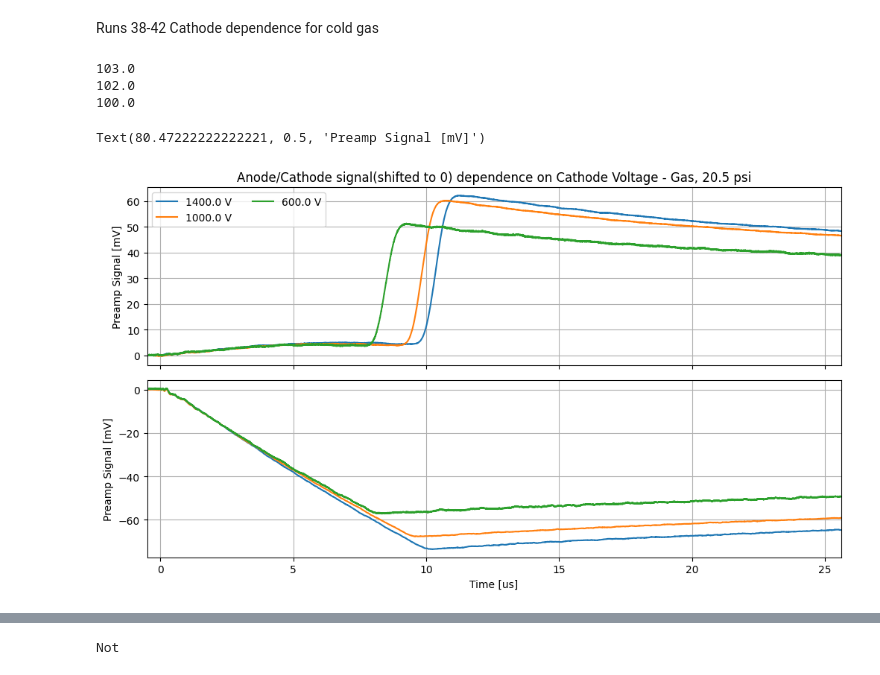
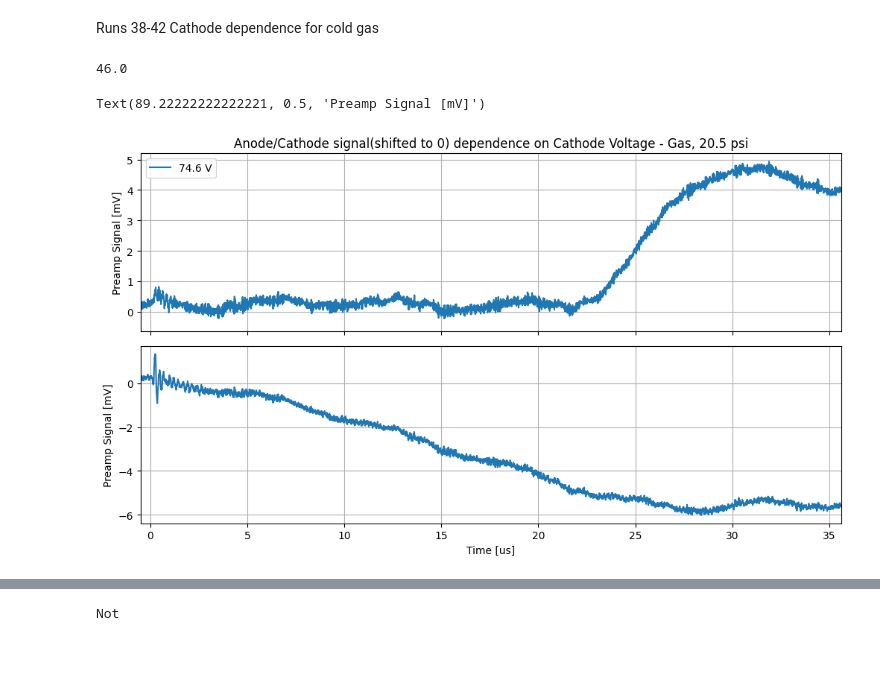
Before and after one commit to jbane11/nexo, a Jupyter notebook: Lab028/osci/osci_analysis.v3.ipynb, the cells around one changed output, grey strips where cells are left out. Drawn from its saved outputs; the diff is of its cells as text; code cells hidden in the pictures.

```diff
--- a/Lab028/osci/osci_analysis.v3.ipynb
+++ b/Lab028/osci/osci_analysis.v3.ipynb
@@ -15,9 +15,9 @@ Runlist= pd.read_table("Runlist.tsv")
 Runlist["RN"]=pd.to_numeric(Runlist["RN"])
 
 #varible for location of data, relative to this directory.
-#env_var_wavefromloc ="data/waveforms/"
+env_var_wavefromloc ="data/waveforms/"
 #pc 2
-env_var_wavefromloc ="A:/DATA/waveforms/"
+#env_var_wavefromloc ="A:/DATA/waveforms/"
 # %% [markdown]
 Defining a class for runs.  RUN(runnumber, confignumber)
 # %%
@@ -56,7 +57,7 @@ def GetWaveform(RL_entry,wavenumber=11):
     Lineone=""
 
     waveform_loc=env_var_wavefromloc
-    wavefrom_subloc=""#"%s/"%(int(RL_entry["Date"]))
+    wavefrom_subloc="%s/"%(int(RL_entry["Date"]))
 
     dirpath = waveform_loc+wavefrom_subloc+"%s-%s%05d"%(int(RL_entry["Date"]),int(RL_entry["Config Number"]),int(RL_entry["Run Number"]))
     #print(dirpath)
@@ -227,7 +228,9 @@ Text(92.09722222222221, 0.5, 'Preamp Signal [mV]')
 # %% [markdown]
 Runs 38-42 Cathode dependence for cold gas
 # %%
-Runlist_q = Runlist.query("RN >= 100 & RN <= 103 & RN != 101")
+Runlist_q = Runlist.query("RN in [46,62,63]")
+
+#35,36,37,,100,102,103
 Runlist_q
 fig, plots = plt.subplots(2, 1, figsize=(10,5.5),sharex=True)
 
@@ -239,7 +242,7 @@ unit ="V"
 norm_amp_anode=0
 norm_amp_cathode=0
 
-for i, entry in enumerate(Runlist_q[::-1].iloc()):
+for i, entry in enumerate(Runlist_q[:1:].iloc()):
     print(entry["RN"])
     WF=GetWaveform(entry)
 
@@ -247,41 +250,39 @@ for i, entry in enumerate(Runlist_q[::-1].iloc()):
 
     Run={}
     Run["info"]=entry
-    Run["wavefrom"]=WF
+    Run["waveform"]=WF
     Runs.append(Run)
     #print(WF[0:20:1]["Average Anode"])
     #print(np.average(WF[0:20:1]["Average Anode"]))
-    norm_amp_anode=np.average(WF[0:20:1]["Average Anode"])
+    norm_amp_anode=np.average(WF[0:1:1]["Average Anode"])
     plots[0].errorbar(x=WF[::1]["Time"], y= WF[::1]["Average Anode"]-norm_amp_anode, fmt ="", label="%s %s"%(entry[Label], unit) )
 
 
-    norm_amp_cathode=np.average(WF[0:20:1]["Average Cathode"])
+    norm_amp_cathode=np.average(WF[0:1:1]["Average Cathode"])
     plots[1].errorbar(x=WF[::1]["Time"], y= WF[::1]["Average Cathode"]-norm_amp_cathode, fmt ="", label="%s %s"%(entry[Label], unit) )
 
 
     #plots.errorbar(x=WF["Time"], y=WF["Average Cathode"])
 #plt.subplots_adjust(hspace=None)
 plt.tight_layout()
 plots[0].grid(True)
 #plots[0].set_xlabel("Time [us]")
 plots[0].set_ylabel("Preamp Signal [mV]")
 #plots[0].set_ylim(0,52)
 
 
 plots[0].set_title("Anode/Cathode signal(shifted to 0) dependence on %s - Gas, 20.5 psi"%(Label))
 plots[0].legend(ncol=2)
 
-plots[1].set_xlim(-0.5,25.6)
+plots[1].set_xlim(-0.5,35.6)
 #plots[1].set_ylim(0,49)
 plots[1].grid(True)
 plots[1].set_xlabel("Time [us]")
 plots[1].set_ylabel("Preamp Signal [mV]")
 
 #plots[1].set_title("Cathode signal dependence on Laser Current")
 #plots[1].legend()
 # %% [output]
-103.0
-102.0
-100.0
+46.0
-Text(80.47222222222221, 0.5, 'Preamp Signal [mV]')
+Text(89.22222222222221, 0.5, 'Preamp Signal [mV]')
-[figure, old version]
+[figure, new version]
```
Also changed, not shown: parts of 6 cells of this notebook.
